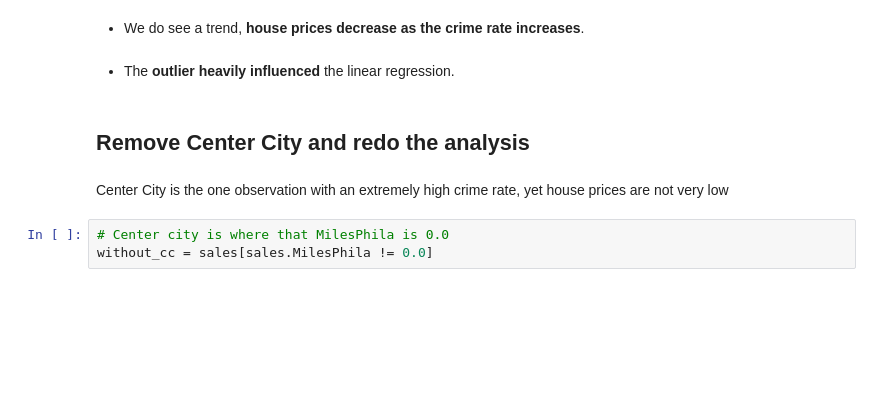
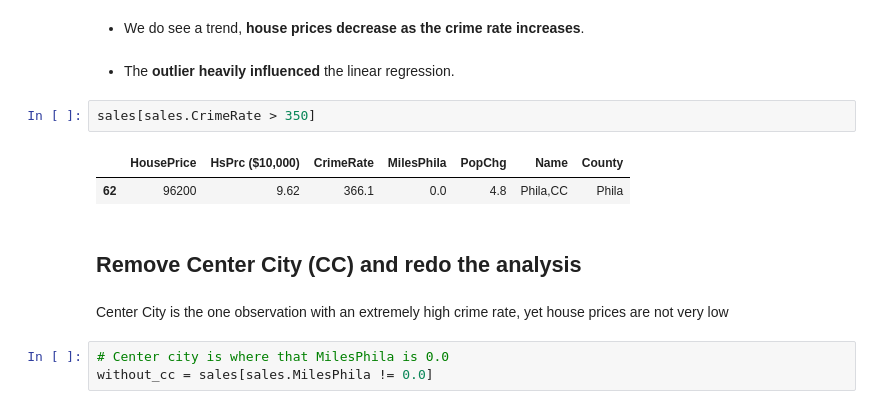
Before and after one commit to GreatBahram/washington-machine-learning-specialization, a Jupyter notebook: 02-Regression/week01/PhilyCrime.ipynb, the cells around one changed output. Drawn from its saved outputs; the diff is of its cells as text; blank space fills up the shorter version.

```diff
--- a/02-Regression/week01/PhilyCrime.ipynb
+++ b/02-Regression/week01/PhilyCrime.ipynb
@@ -79,8 +79,13 @@ plt.show()
 * We do see a trend, **house prices decrease as the crime rate increases**.
 # %% [markdown]
 * The **outlier heavily influenced** the linear regression.
+# %%
+sales[sales.CrimeRate > 350]
+# %% [output]
+|  | HousePrice | HsPrc ($10,000) | CrimeRate | MilesPhila | PopChg | Name | County |
+| 62 | 96200 | 9.62 | 366.1 | 0.0 | 4.8 | Phila,CC | Phila |
 # %% [markdown]
-## Remove Center City and redo the analysis
+## Remove Center City (CC) and redo the analysis
 # %% [markdown]
 Center City is the one observation with an extremely high crime rate, yet house prices are not very low
 # %%
```
Also changed, not shown: parts of 6 cells of this notebook.
